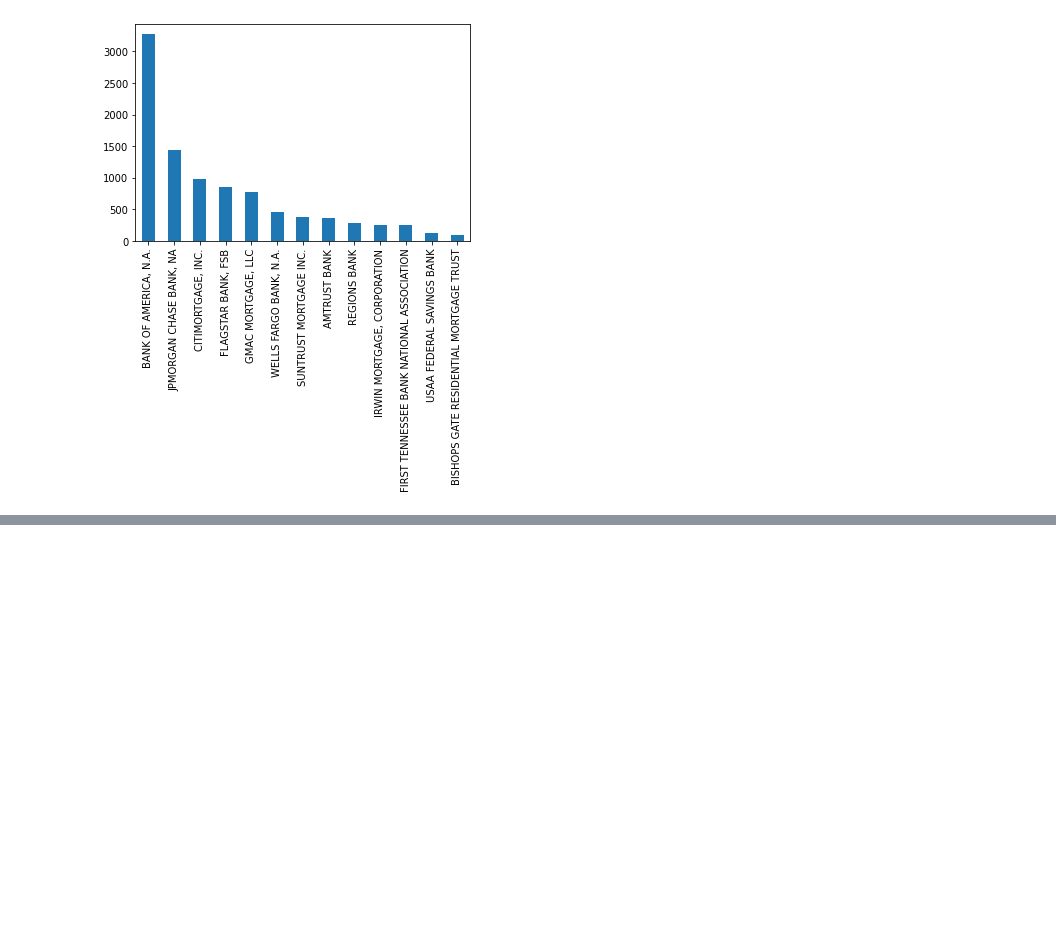
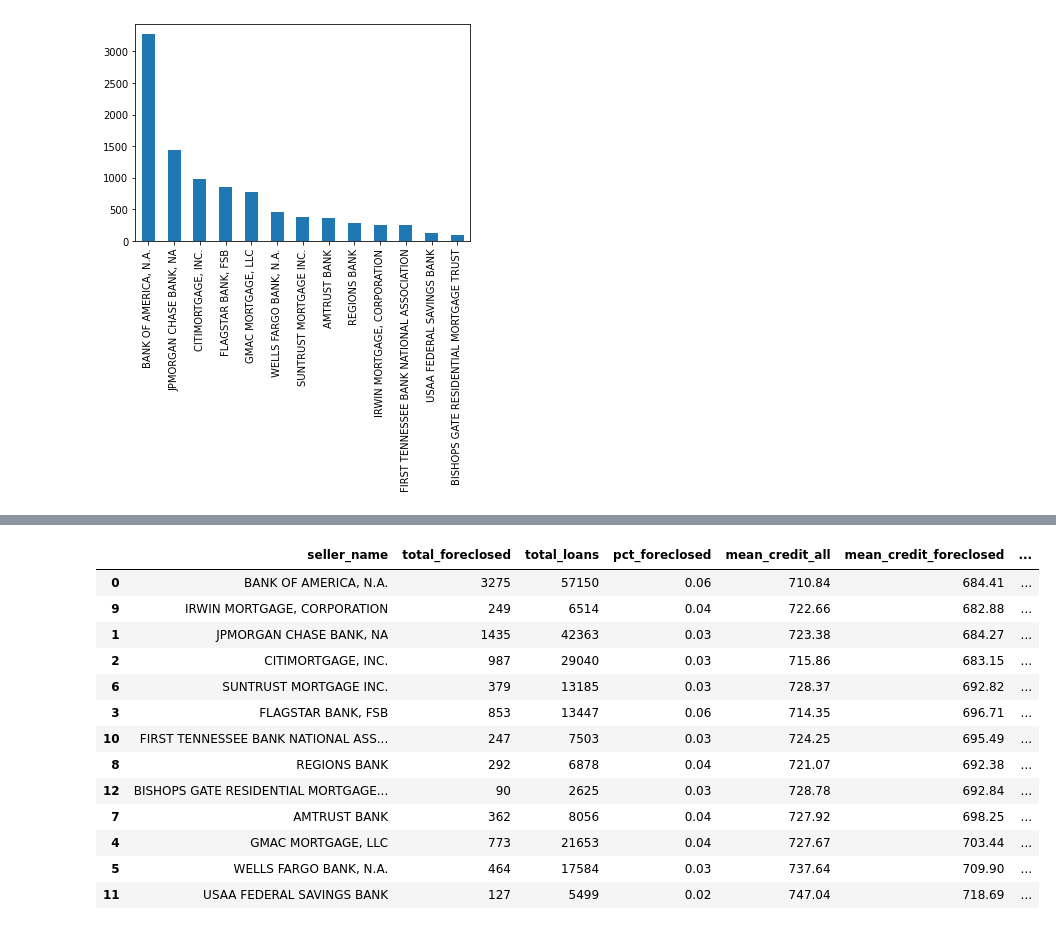
Before and after one commit to jcabiles/AnalysisPractice, a Jupyter notebook: foreclosed_loans_analysis/Analysis of Foreclosed Loans.ipynb, the cells around one changed output, grey strips where cells are left out. Drawn from its saved outputs; the diff is of its cells as text; code cells hidden in the pictures; blank space fills up the shorter version.

```diff
--- a/foreclosed_loans_analysis/Analysis of Foreclosed Loans.ipynb
+++ b/foreclosed_loans_analysis/Analysis of Foreclosed Loans.ipynb
@@ -236,9 +238,9 @@ all_loans_aggs.columns = ['seller_name', 'total_loans']
 
 # foreclosed loans aggregates
 foreclosed_aggs = pd.value_counts(all_loans[all_loans.foreclosure_flag == 1]['seller_name']).reset_index()
-foreclosed_aggs.columns = ['seller_name', 'num_foreclosed_loans']
+foreclosed_aggs.columns = ['seller_name', 'total_foreclosed']
 
 # compile results
 all_loans_aggs = foreclosed_aggs.merge(all_loans_aggs)
-all_loans_aggs['percent_foreclosed'] = all_loans_aggs['num_foreclosed_loans']/all_loans_aggs['total_loans']
-all_loans_aggs.sort_values(by=['percent_foreclosed'], ascending=False)
+all_loans_aggs['pct_foreclosed'] = all_loans_aggs['total_foreclosed']/all_loans_aggs['total_loans']
+all_loans_aggs.sort_values(by=['pct_foreclosed'], ascending=False)
@@ -245,16 +262,31 @@ all_loans_aggs.sort_values(by=['percent_foreclosed'], ascending=False)
 # %%
 # add columns for mean credit scores
 all_loans_aggs = all_loans_aggs.merge(all_loans.groupby(['seller_name'])[['credit_score']].mean().reset_index())
-all_loans_aggs = all_loans_aggs.rename(columns={'credit_score': 'mean_credit_score_all'})
+all_loans_aggs = all_loans_aggs.rename(columns={'credit_score': 'mean_credit_all'})
 all_loans_aggs = all_loans_aggs.merge(all_loans[all_loans.foreclosure_flag == 1].groupby(['seller_name'])[['credit_score']].mean().reset_index())
-all_loans_aggs = all_loans_aggs.rename(columns={'credit_score': 'mean_credit_score_foreclosed'})
+all_loans_aggs = all_loans_aggs.rename(columns={'credit_score': 'mean_credit_foreclosed'})
 
 
 # add columns for median credit scores
 all_loans_aggs = all_loans_aggs.merge(all_loans.groupby(['seller_name'])[['credit_score']].median().reset_index())
-all_loans_aggs = all_loans_aggs.rename(columns={'credit_score': 'median_credit_score_all'})
+all_loans_aggs = all_loans_aggs.rename(columns={'credit_score': 'median_credit_all'})
 all_loans_aggs = all_loans_aggs.merge(all_loans[all_loans.foreclosure_flag == 1].groupby(['seller_name'])[['credit_score']].median().reset_index())
-all_loans_aggs = all_loans_aggs.rename(columns={'credit_score': 'median_credit_score_foreclosed'})
+all_loans_aggs = all_loans_aggs.rename(columns={'credit_score': 'median_credit_foreclosed'})
 
 
-all_loans_aggs.sort_values(by='median_credit_score_foreclosed')
+all_loans_aggs.sort_values(by='median_credit_foreclosed')
+# %% [output]
+|  | seller_name | total_foreclosed | total_loans | pct_foreclosed | mean_credit_all | mean_credit_foreclosed | ... |
+| 0 | BANK OF AMERICA, N.A. | 3275 | 57150 | 0.06 | 710.84 | 684.41 | ... |
+| 9 | IRWIN MORTGAGE, CORPORATION | 249 | 6514 | 0.04 | 722.66 | 682.88 | ... |
+| 1 | JPMORGAN CHASE BANK, NA | 1435 | 42363 | 0.03 | 723.38 | 684.27 | ... |
+| 2 | CITIMORTGAGE, INC. | 987 | 29040 | 0.03 | 715.86 | 683.15 | ... |
+| 6 | SUNTRUST MORTGAGE INC. | 379 | 13185 | 0.03 | 728.37 | 692.82 | ... |
+| 3 | FLAGSTAR BANK, FSB | 853 | 13447 | 0.06 | 714.35 | 696.71 | ... |
+| 10 | FIRST TENNESSEE BANK NATIONAL ASS... | 247 | 7503 | 0.03 | 724.25 | 695.49 | ... |
+| 8 | REGIONS BANK | 292 | 6878 | 0.04 | 721.07 | 692.38 | ... |
+| 12 | BISHOPS GATE RESIDENTIAL MORTGAGE... | 90 | 2625 | 0.03 | 728.78 | 692.84 | ... |
+| 7 | AMTRUST BANK | 362 | 8056 | 0.04 | 727.92 | 698.25 | ... |
+| 4 | GMAC MORTGAGE, LLC | 773 | 21653 | 0.04 | 727.67 | 703.44 | ... |
+| 5 | WELLS FARGO BANK, N.A. | 464 | 17584 | 0.03 | 737.64 | 709.90 | ... |
+| 11 | USAA FEDERAL SAVINGS BANK | 127 | 5499 | 0.02 | 747.04 | 718.69 | ... |
```
Also changed, not shown: parts of 2 cells of this notebook.
